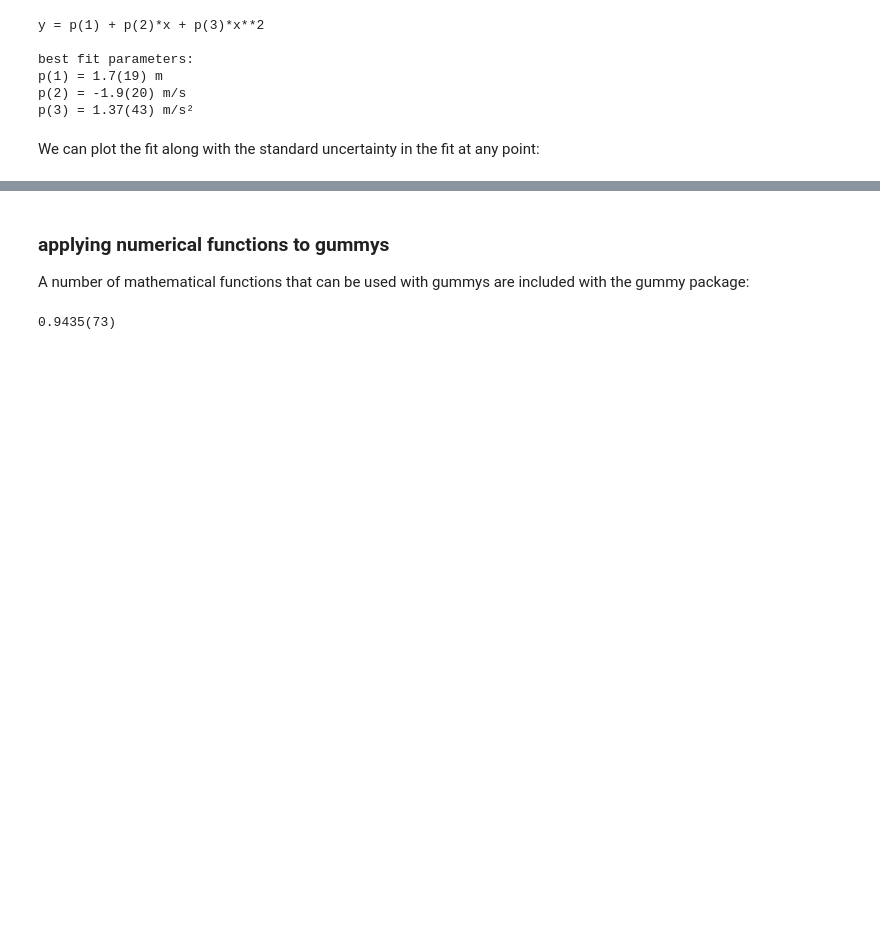
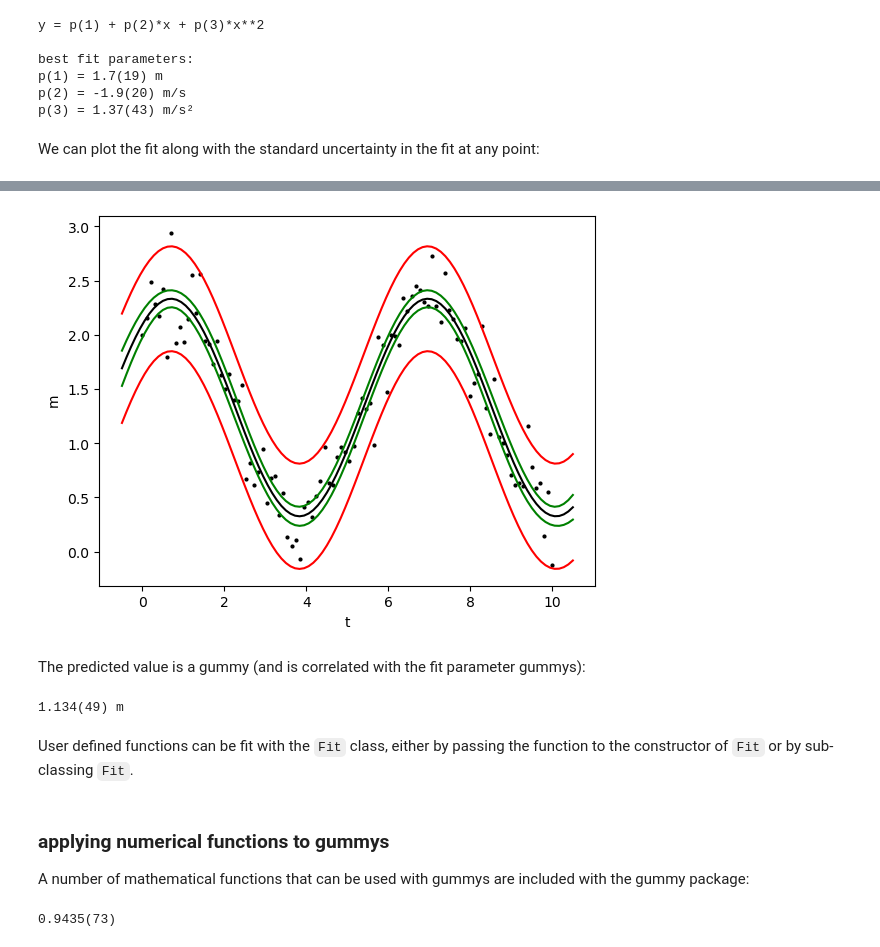
Before and after one commit to nrc-cnrc/MetroloPy, a Jupyter notebook: docs/tutorial.ipynb, the cells around one changed output, grey strips where cells are left out. Drawn from its saved outputs; the diff is of its cells as text; code cells hidden in the pictures; blank space fills up the shorter version.

```diff
--- a/docs/tutorial.ipynb
+++ b/docs/tutorial.ipynb
@@ -509,3 +512,20 @@ uc.gummy.covariance_matrix(fit.p)
+# %%
+sinfit.plot(cip=0.95,clp=0.95)
+# cip is the level of confidence for the fit uncertainty band in green
+
+# clp (or clk) sets control limits in red, the region where the data points
+# arelikely to lie
+# %% [output]
+[figure, added]
+# %% [markdown]
+The predicted value is a gummy (and is correlated with the fit parameter gummys):
+# %%
+sinfit.ypred(5.2)
+# %% [output]
+1.134(49) m
+# %% [markdown]
+User defined functions can be fit with the `Fit` class, either by passing the function
+to the constructor of `Fit` or by sub-classing `Fit`.
 # %% [markdown]
 ### applying numerical functions to gummys
 
```
Also changed, not shown: parts of 9 cells of this notebook, 24 other files.
